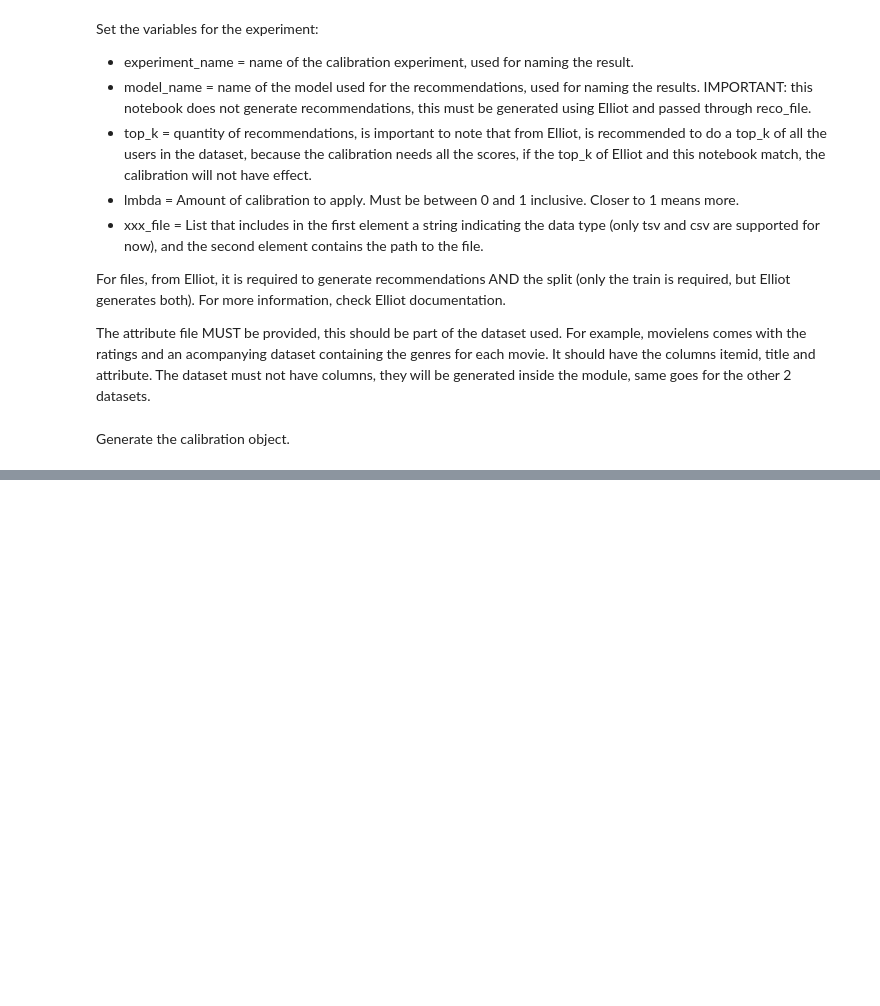
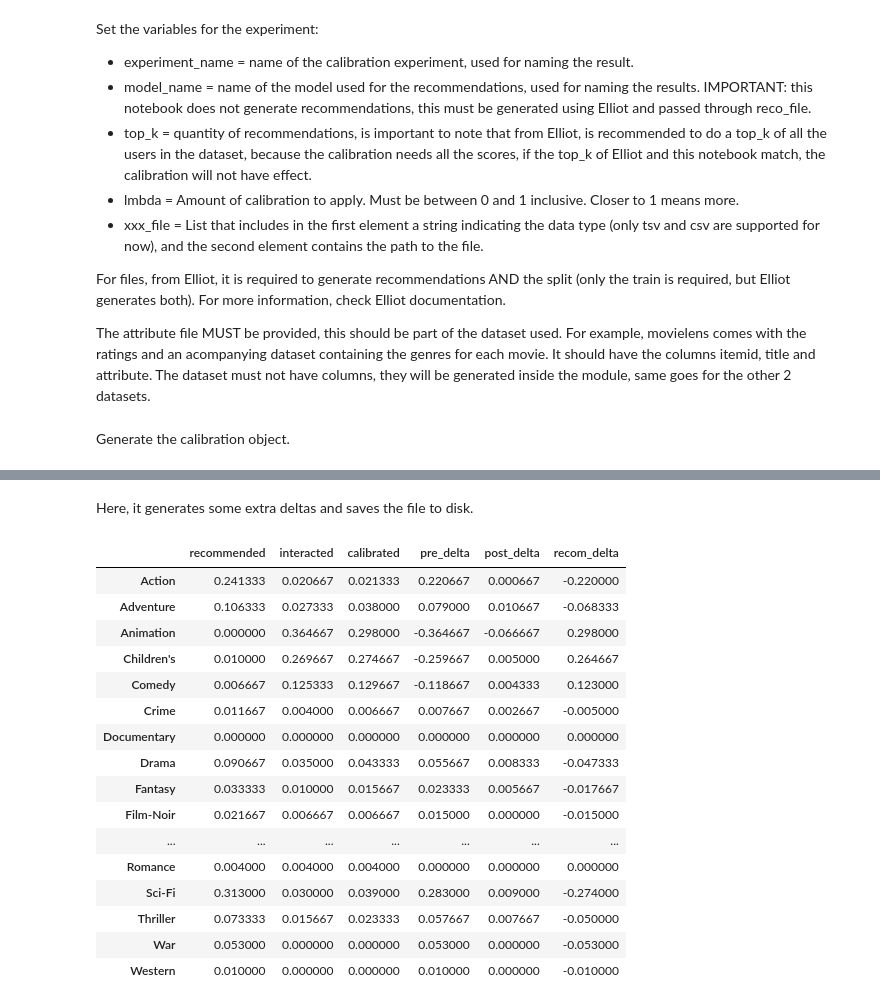
Before and after one commit to crojascampos/trabajo_titulo_calibration, a Jupyter notebook: calibration_sample.ipynb, the cells around one changed output, grey strips where cells are left out. Drawn from its saved outputs; the diff is of its cells as text; code cells hidden in the pictures; blank space fills up the shorter version.

```diff
--- a/calibration_sample.ipynb
+++ b/calibration_sample.ipynb
@@ -142,0 +286,26 @@ plt.show()
+# %% [markdown]
+Here, it generates some extra deltas and saves the file to disk.
+# %%
+df['pre_delta'] = df['recommended'] - df['interacted']
+df['post_delta'] = df['calibrated'] - df['interacted']
+df['recom_delta'] = df['calibrated'] - df['recommended']
+
+df.sort_index().fillna(0)
+# %% [output]
+|  | recommended | interacted | calibrated | pre_delta | post_delta | recom_delta |
+| Action | 0.241333 | 0.020667 | 0.021333 | 0.220667 | 0.000667 | -0.220000 |
+| Adventure | 0.106333 | 0.027333 | 0.038000 | 0.079000 | 0.010667 | -0.068333 |
+| Animation | 0.000000 | 0.364667 | 0.298000 | -0.364667 | -0.066667 | 0.298000 |
+| Children's | 0.010000 | 0.269667 | 0.274667 | -0.259667 | 0.005000 | 0.264667 |
+| Comedy | 0.006667 | 0.125333 | 0.129667 | -0.118667 | 0.004333 | 0.123000 |
+| Crime | 0.011667 | 0.004000 | 0.006667 | 0.007667 | 0.002667 | -0.005000 |
+| Documentary | 0.000000 | 0.000000 | 0.000000 | 0.000000 | 0.000000 | 0.000000 |
+| Drama | 0.090667 | 0.035000 | 0.043333 | 0.055667 | 0.008333 | -0.047333 |
+| Fantasy | 0.033333 | 0.010000 | 0.015667 | 0.023333 | 0.005667 | -0.017667 |
+| Film-Noir | 0.021667 | 0.006667 | 0.006667 | 0.015000 | 0.000000 | -0.015000 |
+| ... | ... | ... | ... | ... | ... | ... |
+| Romance | 0.004000 | 0.004000 | 0.004000 | 0.000000 | 0.000000 | 0.000000 |
+| Sci-Fi | 0.313000 | 0.030000 | 0.039000 | 0.283000 | 0.009000 | -0.274000 |
+| Thriller | 0.073333 | 0.015667 | 0.023333 | 0.057667 | 0.007667 | -0.050000 |
+| War | 0.053000 | 0.000000 | 0.000000 | 0.053000 | 0.000000 | -0.053000 |
+| Western | 0.010000 | 0.000000 | 0.000000 | 0.010000 | 0.000000 | -0.010000 |
```
Also changed, not shown: parts of 27 cells of this notebook.
